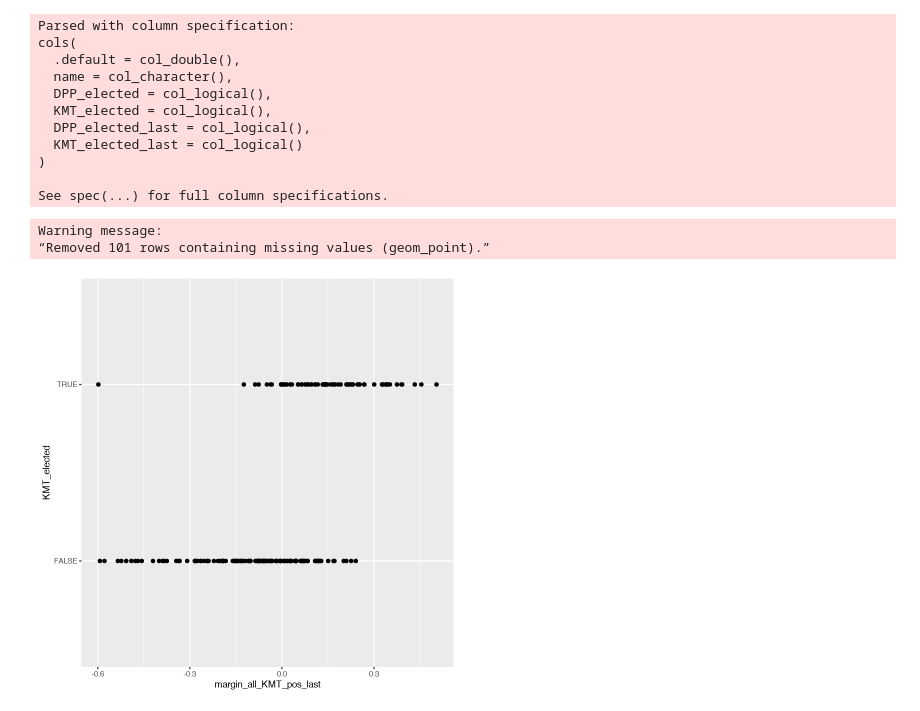
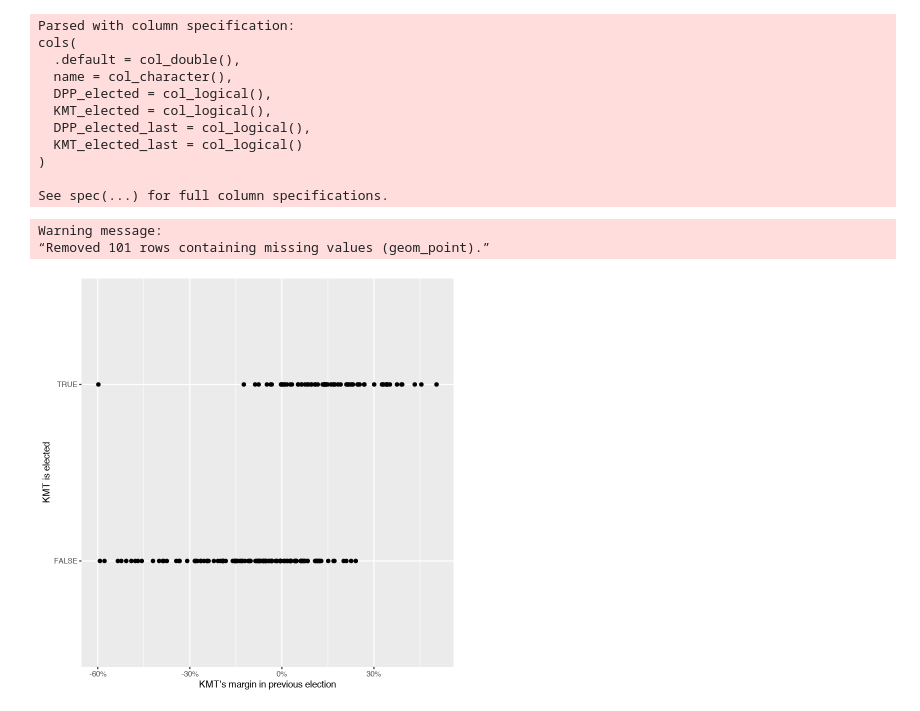
Before and after one commit to missmoss/vote-blog, a Jupyter notebook: _notebooks/2020-04-12- incumbency-advantage.ipynb, the cells around one changed output. Saved outputs shown, nothing was run; the diff lists cells and outputs as text; code cells hidden in the pictures.

Commit message:
Update RD charts

```diff
--- a/_notebooks/2020-04-12- incumbency-advantage.ipynb
+++ b/_notebooks/2020-04-12- incumbency-advantage.ipynb
@@ -43,11 +51,14 @@ See spec(...) for full column specifications.
 # %%
 #collapse-hide
 ggplot(dt) +
-geom_point(aes(x = margin_all_KMT_pos_last, y = KMT_elected))
+geom_point(aes(x = margin_all_KMT_pos_last, y = KMT_elected)) +
+scale_x_continuous(labels = scales::percent) +
+labs(x = "KMT's margin in previous election",
+    y = "KMT is elected")
 # %% [output]
 Warning message:
 “Removed 101 rows containing missing values (geom_point).”
-[figure, old version]
+[figure, new version]
 # %%
 #collapse-hide
 Y <- dt$KMT_elected
```
Also changed, not shown: parts of 9 cells of this notebook.
